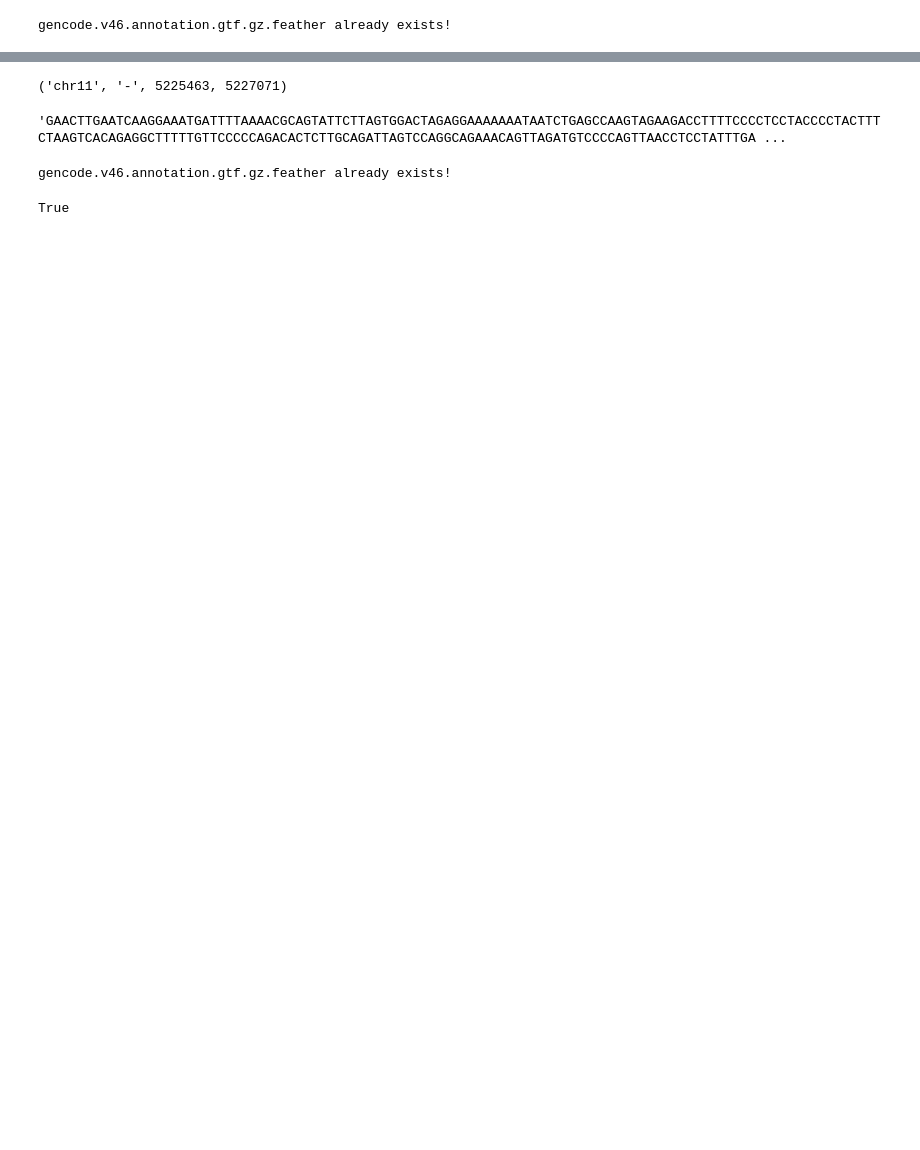
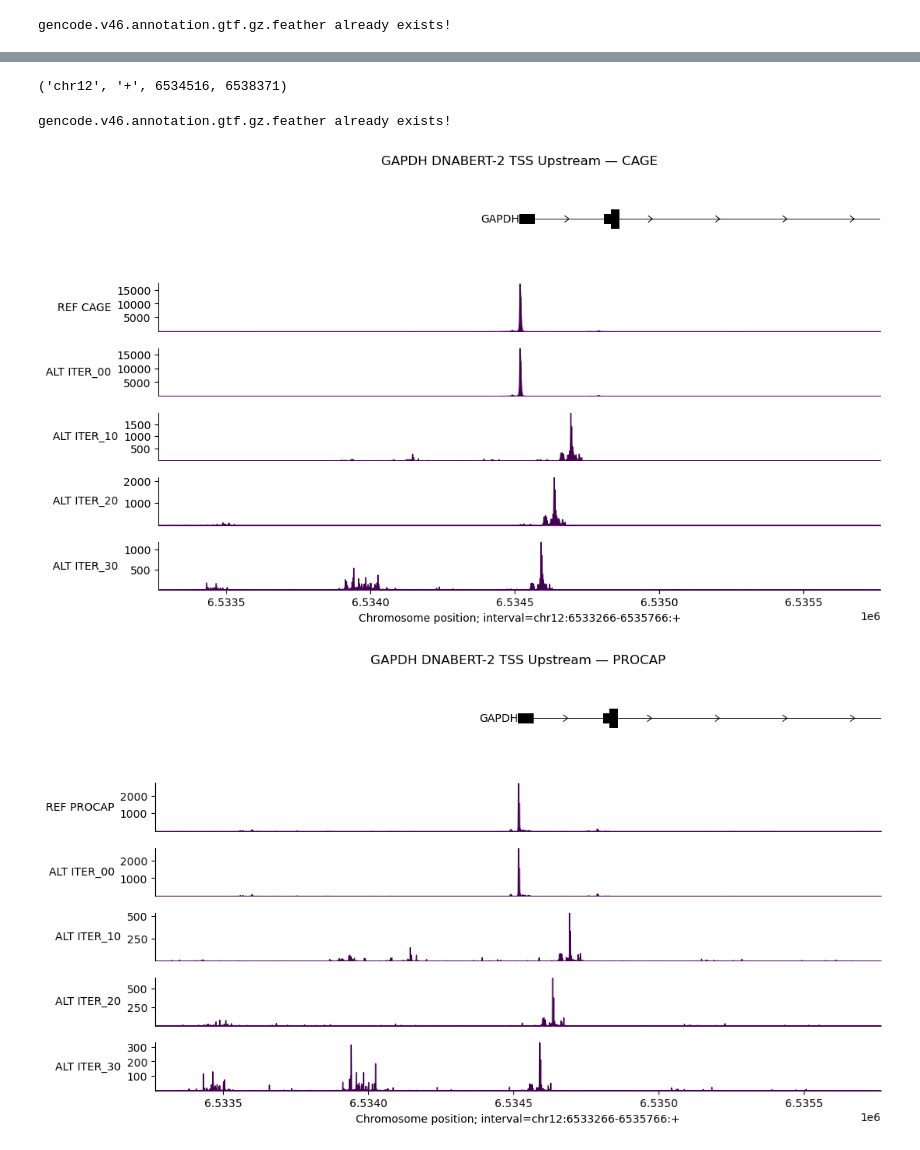
Before and after one commit to leemnj/iterative-dna-reconstruction, a Jupyter notebook: 03_dna-fm-to-alphagenome/regulator-to-alphagenome/compare-TSS-upstream.ipynb, the cells around one changed output, grey strips where cells are left out. Saved outputs shown, nothing was run; the diff lists cells and outputs as text; code cells hidden in the pictures; blank space fills up the shorter version.

```diff
--- a/03_dna-fm-to-alphagenome/regulator-to-alphagenome/compare-TSS-upstream.ipynb
+++ b/03_dna-fm-to-alphagenome/regulator-to-alphagenome/compare-TSS-upstream.ipynb
@@ -101,16 +101,13 @@ seqs_by_model["DNABERT-2"]["iter00"]
 # print(len(seq))
 # print(seq[:50]+"...")
 # %%
-GENE_NAME='HBB'
-gene_gtf = gtf[(gtf['gene_name'] == GENE_NAME) & (gtf['Feature']=='transcript')].iloc[0]
+gene_gtf=gtf[(gtf['gene_name']==GENE) & (gtf['transcript_support_level']=='1')].iloc[0]
 chrom, strand, start, end = gene_gtf['Chromosome'], gene_gtf['Strand'], int(gene_gtf['Start']), int(gene_gtf['End'])
 chrom, strand, start, end
 # %% [output]
-('chr11', '-', 5225463, 5227071)
+('chr12', '+', 6534516, 6538371)
 # %%
-seqs_by_model.items()
-seqs_by_model['DNABERT-2']['iter00']
+# (exploratory) seqs_by_model.items()
+# (exploratory) seqs_by_model['DNABERT-2']['iter_00']
-# %% [output]
-'GAACTTGAATCAAGGAAATGATTTTAAAACGCAGTATTCTTAGTGGACTAGAGGAAAAAAATAATCTGAGCCAAGTAGAAGACCTTTTCCCCTCCTACCCCTACTTTCTAAGTCACAGAGGCTTTTTGTTCCCCCAGACACTCTTGCAGATTAGTCCAGGCAGAAACAGTTAGATGTCCCCAGTTAACCTCCTATTTGA ...
 # %%
 from utils import reverse_complement, get_sequence
@@ -133,9 +133,7 @@ else: # strand=='+' or '.'
 # %% [output]
 gencode.v46.annotation.gtf.gz.feather already exists!
 # %%
-seq_original==seqs_by_model['DNABERT-2']['iter00']
+# (exploratory) seq_original == seqs_by_model['DNABERT-2']['iter_00']
-# %% [output]
-True
 # %%
 from alphagenome.data import genome
 from alphagenome.models import dna_client
@@ -169,0 +176,40 @@ outputs=dna_model.predict_variants(
+# %%
+from alphagenome.visualization import plot_components as pc
+
+longest_transcripts = longest_transcript_extractor.extract(interval)
+interval_vis = genome.Interval(chrom, start - 500, start + 500, strand='+')
+PROMOTER_LENGTH = len(seqs_by_model['NT-v2-500m']['iter_00'])
+PROMOTER_INTERVAL = [genome.Interval(chrom, end, end + PROMOTER_LENGTH, name='TSS Upstream')]
+
+OUTPUT_ATTRS = {
+    'CAGE': 'cage',
+    'PROCAP': 'procap',
+    'RNA_SEQ': 'rna_seq',
+}
+
+for model in MODELS:
+    outputs = outputs_by_model[model]
+    for label, attr in OUTPUT_ATTRS.items():
+        ref_track = getattr(outputs[0].reference, attr).filter_to_positive_strand()
+        alt_tracks = [getattr(o.alternate, attr).filter_to_positive_strand() for o in outputs]
+
+        components = [
+            pc.TranscriptAnnotation(longest_transcripts),
+            pc.Tracks(ref_track, filled=True, ylabel_template=f"REF {label}"),
+        ]
+
+        for i, alt in zip(ITERATIONS, alt_tracks):
+            components.append(
+                pc.Tracks(alt, filled=True, ylabel_template=f"ALT ITER_{i:02d}")
+            )
+
+        plot = pc.plot(
+            components,
+            interval=interval_vis.resize(2500),
+            annotations=[pc.IntervalAnnotation(PROMOTER_INTERVAL)],
+            title=f"{GENE} {model} TSS Upstream — {label}",
+            fig_width=12,
+        )
+# %% [output]
+[figure, added]
+[figure, added]
```
Also changed, not shown: parts of 12 cells of this notebook, 8 other files.
